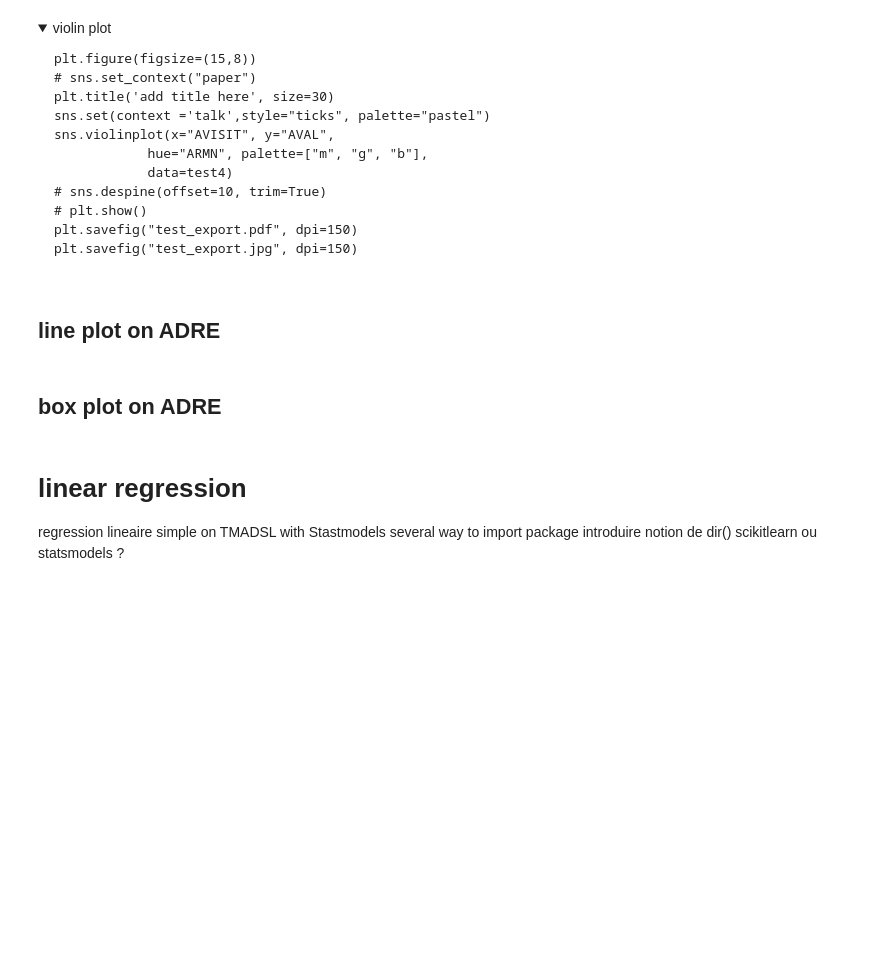
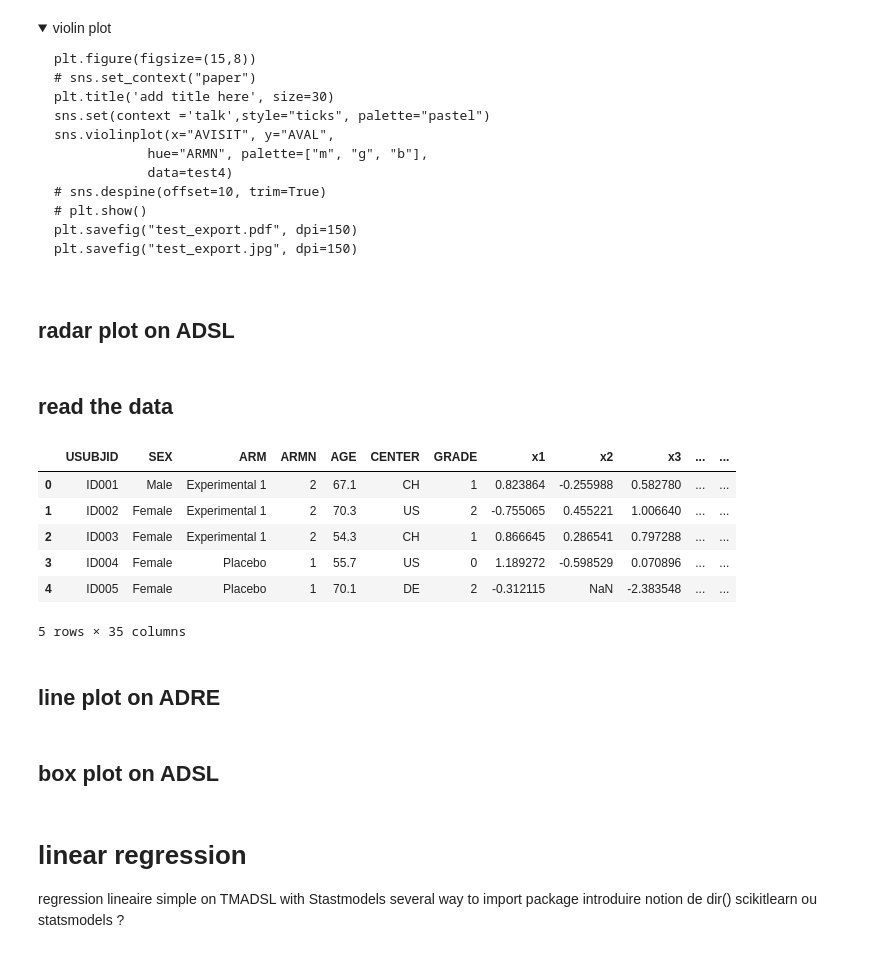
Before and after one commit to SophieRa/Formation-PYTHON, a Jupyter notebook: course_1.ipynb, the cells around one changed output. Cells and saved outputs as stored; diff of their text form; code cells hidden in the pictures; folded sections open; blank space fills up the shorter version.

```diff
--- a/course_1.ipynb
+++ b/course_1.ipynb
@@ -293,10 +367,27 @@ plt.savefig("test_export.pdf", dpi=150)
 plt.savefig("test_export.jpg", dpi=150)
 </pre>
 </details>
+# %% [markdown]
+## radar plot on ADSL
+# %% [markdown]
+## read the data
+# %%
+import pandas as pd
+TMadsl = pd.read_csv('TMadsl.csv')
+# %%
+TMadsl.head()
+# %% [output]
+|  | USUBJID | SEX | ARM | ARMN | AGE | CENTER | GRADE | x1 | x2 | x3 | ... | ... |
+| 0 | ID001 | Male | Experimental 1 | 2 | 67.1 | CH | 1 | 0.823864 | -0.255988 | 0.582780 | ... | ... |
+| 1 | ID002 | Female | Experimental 1 | 2 | 70.3 | US | 2 | -0.755065 | 0.455221 | 1.006640 | ... | ... |
+| 2 | ID003 | Female | Experimental 1 | 2 | 54.3 | CH | 1 | 0.866645 | 0.286541 | 0.797288 | ... | ... |
+| 3 | ID004 | Female | Placebo | 1 | 55.7 | US | 0 | 1.189272 | -0.598529 | 0.070896 | ... | ... |
+| 4 | ID005 | Female | Placebo | 1 | 70.1 | DE | 2 | -0.312115 | NaN | -2.383548 | ... | ... |
+5 rows × 35 columns
 # %% [markdown]
 ## line plot on ADRE
 # %% [markdown]
-## box plot on ADRE
+## box plot on ADSL
 # %% [markdown]
 # linear regression
 regression lineaire simple on TMADSL with Stastmodels
```
Also changed, not shown: parts of 21 cells of this notebook.
